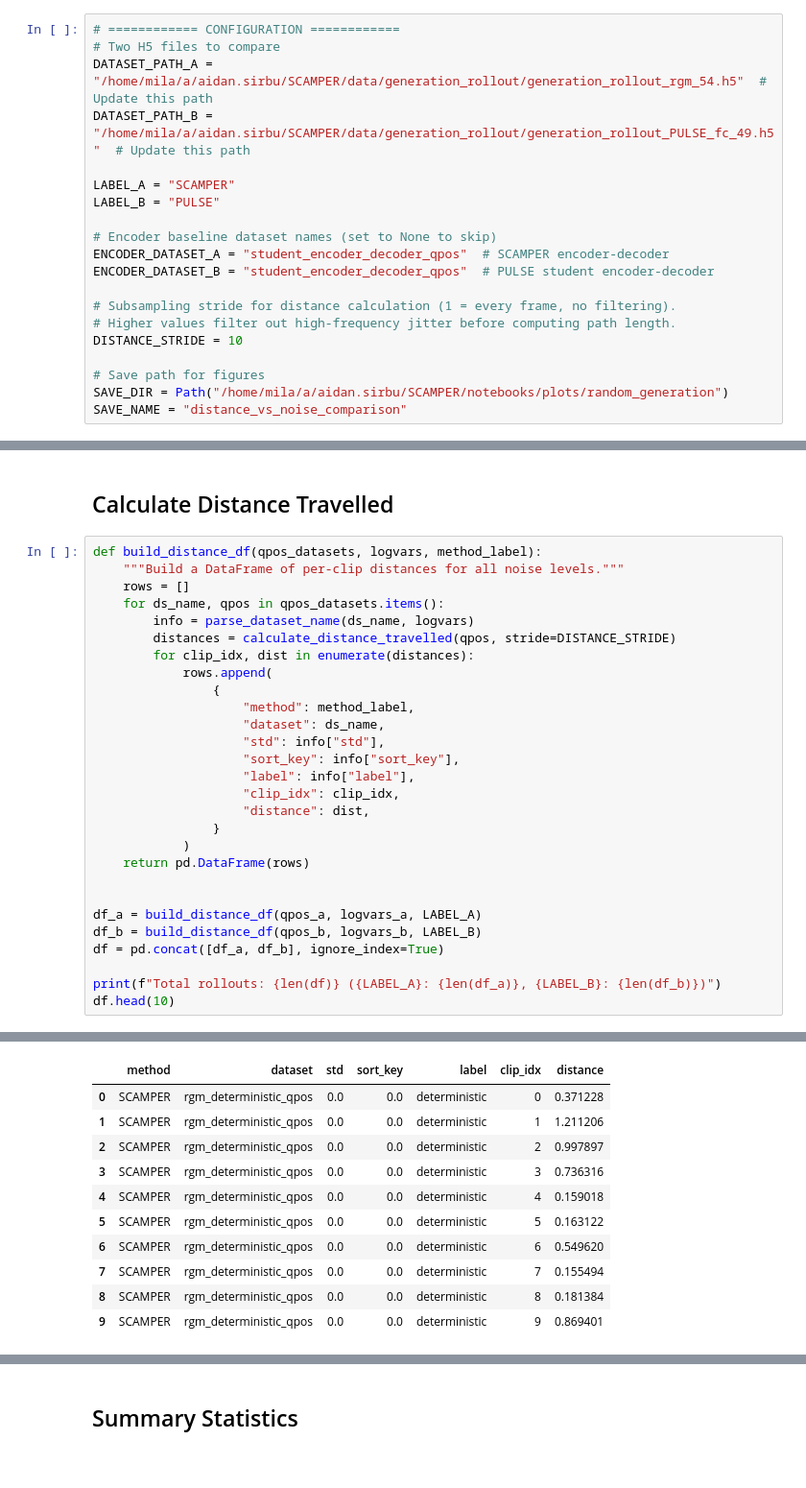
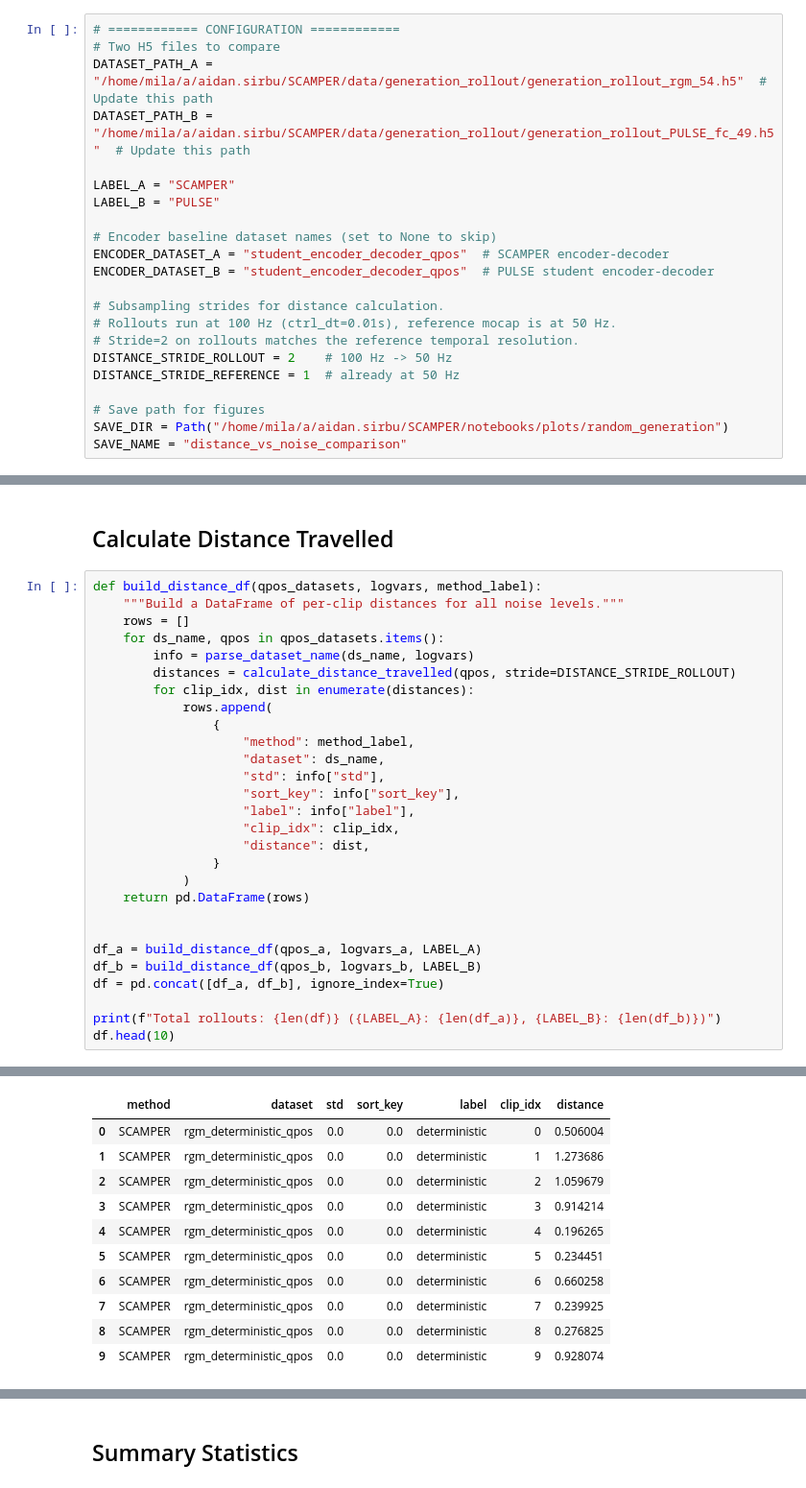
Before and after one commit to asirbu77/SCAMPER, a Jupyter notebook: notebooks/analysis/random_generation/distance_from_rollout_dataset.ipynb, the cells around one changed output, grey strips where cells are left out. Shown at 96% size. Cells and saved outputs as stored; diff of their text form.

```diff
--- a/notebooks/analysis/random_generation/distance_from_rollout_dataset.ipynb
+++ b/notebooks/analysis/random_generation/distance_from_rollout_dataset.ipynb
@@ -25,9 +25,11 @@ LABEL_B = "PULSE"
 ENCODER_DATASET_A = "student_encoder_decoder_qpos"  # SCAMPER encoder-decoder
 ENCODER_DATASET_B = "student_encoder_decoder_qpos"  # PULSE student encoder-decoder
 
-# Subsampling stride for distance calculation (1 = every frame, no filtering).
-# Higher values filter out high-frequency jitter before computing path length.
-DISTANCE_STRIDE = 10
+# Subsampling strides for distance calculation.
+# Rollouts run at 100 Hz (ctrl_dt=0.01s), reference mocap is at 50 Hz.
+# Stride=2 on rollouts matches the reference temporal resolution.
+DISTANCE_STRIDE_ROLLOUT = 2    # 100 Hz -> 50 Hz
+DISTANCE_STRIDE_REFERENCE = 1  # already at 50 Hz
 
 # Save path for figures
 SAVE_DIR = Path("/home/mila/a/aidan.sirbu/SCAMPER/notebooks/plots/random_generation")
@@ -131,44 +135,44 @@ Original (reference) baseline: mean=0.36 +/- 0.29
 # %%
 def build_distance_df(qpos_datasets, logvars, method_label):
     """Build a DataFrame of per-clip distances for all noise levels."""
     rows = []
     for ds_name, qpos in qpos_datasets.items():
         info = parse_dataset_name(ds_name, logvars)
-        distances = calculate_distance_travelled(qpos, stride=DISTANCE_STRIDE)
+        distances = calculate_distance_travelled(qpos, stride=DISTANCE_STRIDE_ROLLOUT)
         for clip_idx, dist in enumerate(distances):
             rows.append(
                 {
                     "method": method_label,
                     "dataset": ds_name,
                     "std": info["std"],
                     "sort_key": info["sort_key"],
                     "label": info["label"],
                     "clip_idx": clip_idx,
                     "distance": dist,
                 }
             )
     return pd.DataFrame(rows)
 
 
 df_a = build_distance_df(qpos_a, logvars_a, LABEL_A)
 df_b = build_distance_df(qpos_b, logvars_b, LABEL_B)
 df = pd.concat([df_a, df_b], ignore_index=True)
 
 print(f"Total rollouts: {len(df)} ({LABEL_A}: {len(df_a)}, {LABEL_B}: {len(df_b)})")
 df.head(10)
 # %% [output]
 Total rollouts: 15998 (SCAMPER: 7578, PULSE: 8420)
 |  | method | dataset | std | sort_key | label | clip_idx | distance |
-| 0 | SCAMPER | rgm_deterministic_qpos | 0.0 | 0.0 | deterministic | 0 | 0.371228 |
-| 1 | SCAMPER | rgm_deterministic_qpos | 0.0 | 0.0 | deterministic | 1 | 1.211206 |
-| 2 | SCAMPER | rgm_deterministic_qpos | 0.0 | 0.0 | deterministic | 2 | 0.997897 |
-| 3 | SCAMPER | rgm_deterministic_qpos | 0.0 | 0.0 | deterministic | 3 | 0.736316 |
-| 4 | SCAMPER | rgm_deterministic_qpos | 0.0 | 0.0 | deterministic | 4 | 0.159018 |
-| 5 | SCAMPER | rgm_deterministic_qpos | 0.0 | 0.0 | deterministic | 5 | 0.163122 |
-| 6 | SCAMPER | rgm_deterministic_qpos | 0.0 | 0.0 | deterministic | 6 | 0.549620 |
-| 7 | SCAMPER | rgm_deterministic_qpos | 0.0 | 0.0 | deterministic | 7 | 0.155494 |
-| 8 | SCAMPER | rgm_deterministic_qpos | 0.0 | 0.0 | deterministic | 8 | 0.181384 |
-| 9 | SCAMPER | rgm_deterministic_qpos | 0.0 | 0.0 | deterministic | 9 | 0.869401 |
+| 0 | SCAMPER | rgm_deterministic_qpos | 0.0 | 0.0 | deterministic | 0 | 0.506004 |
+| 1 | SCAMPER | rgm_deterministic_qpos | 0.0 | 0.0 | deterministic | 1 | 1.273686 |
+| 2 | SCAMPER | rgm_deterministic_qpos | 0.0 | 0.0 | deterministic | 2 | 1.059679 |
+| 3 | SCAMPER | rgm_deterministic_qpos | 0.0 | 0.0 | deterministic | 3 | 0.914214 |
+| 4 | SCAMPER | rgm_deterministic_qpos | 0.0 | 0.0 | deterministic | 4 | 0.196265 |
+| 5 | SCAMPER | rgm_deterministic_qpos | 0.0 | 0.0 | deterministic | 5 | 0.234451 |
+| 6 | SCAMPER | rgm_deterministic_qpos | 0.0 | 0.0 | deterministic | 6 | 0.660258 |
+| 7 | SCAMPER | rgm_deterministic_qpos | 0.0 | 0.0 | deterministic | 7 | 0.239925 |
+| 8 | SCAMPER | rgm_deterministic_qpos | 0.0 | 0.0 | deterministic | 8 | 0.276825 |
+| 9 | SCAMPER | rgm_deterministic_qpos | 0.0 | 0.0 | deterministic | 9 | 0.928074 |
 # %%
 summary = (
     df.groupby(["method", "dataset", "label", "sort_key"])
```
Also changed, not shown: parts of 6 cells of this notebook.
